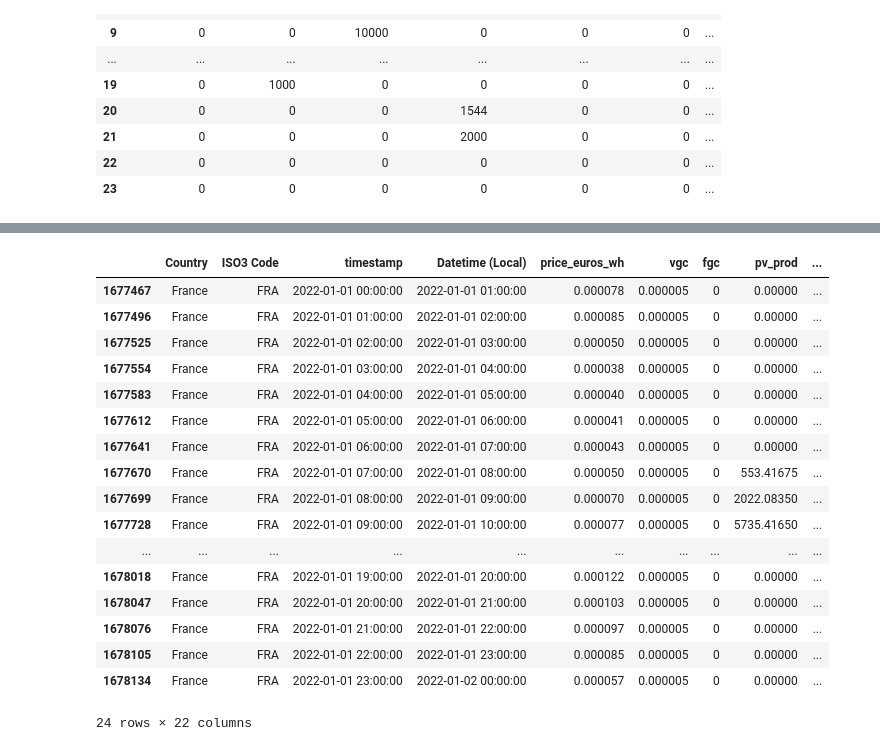
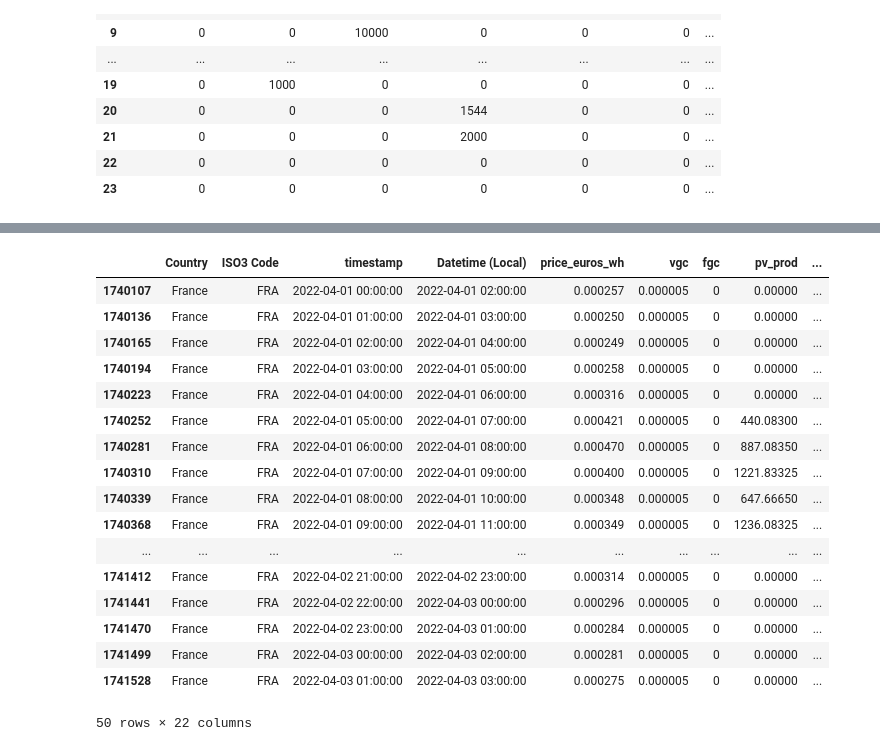
Before and after one commit to linusdurr/Energy-trading-with-battery, a Jupyter notebook: simulations_household.ipynb, the cells around one changed output, grey strips where cells are left out. Saved outputs shown, nothing was run; the diff lists cells and outputs as text; code cells hidden in the pictures.

```diff
--- a/simulations_household.ipynb
+++ b/simulations_household.ipynb
@@ -157,8 +163,8 @@ update_period = 1
 
 df_optim = run_simulation(
     bat,
-    start="2022-01-01 00:00:00",
-    end="2022-01-02 00:00:00",
+    start="2022-04-01 00:00:00",
+    end="2022-05-15 00:00:00",
     df=df,
     forecasted=False,
     frame_size=frame_size_forecast,
@@ -172,21 +196,22 @@ df_optim = run_simulation(
 # %%
-df_optim
+df_optim[df_optim['timestamp'].dt.hour == 23].head(50)
+df_optim.head(50)
 # %% [output]
 |  | Country | ISO3 Code | timestamp | Datetime (Local) | price_euros_wh | vgc | fgc | pv_prod | ... |
-| 1677467 | France | FRA | 2022-01-01 00:00:00 | 2022-01-01 01:00:00 | 0.000078 | 0.000005 | 0 | 0.00000 | ... |
-| 1677496 | France | FRA | 2022-01-01 01:00:00 | 2022-01-01 02:00:00 | 0.000085 | 0.000005 | 0 | 0.00000 | ... |
-| 1677525 | France | FRA | 2022-01-01 02:00:00 | 2022-01-01 03:00:00 | 0.000050 | 0.000005 | 0 | 0.00000 | ... |
-| 1677554 | France | FRA | 2022-01-01 03:00:00 | 2022-01-01 04:00:00 | 0.000038 | 0.000005 | 0 | 0.00000 | ... |
-| 1677583 | France | FRA | 2022-01-01 04:00:00 | 2022-01-01 05:00:00 | 0.000040 | 0.000005 | 0 | 0.00000 | ... |
-| 1677612 | France | FRA | 2022-01-01 05:00:00 | 2022-01-01 06:00:00 | 0.000041 | 0.000005 | 0 | 0.00000 | ... |
-| 1677641 | France | FRA | 2022-01-01 06:00:00 | 2022-01-01 07:00:00 | 0.000043 | 0.000005 | 0 | 0.00000 | ... |
-| 1677670 | France | FRA | 2022-01-01 07:00:00 | 2022-01-01 08:00:00 | 0.000050 | 0.000005 | 0 | 553.41675 | ... |
-| 1677699 | France | FRA | 2022-01-01 08:00:00 | 2022-01-01 09:00:00 | 0.000070 | 0.000005 | 0 | 2022.08350 | ... |
-| 1677728 | France | FRA | 2022-01-01 09:00:00 | 2022-01-01 10:00:00 | 0.000077 | 0.000005 | 0 | 5735.41650 | ... |
+| 1740107 | France | FRA | 2022-04-01 00:00:00 | 2022-04-01 02:00:00 | 0.000257 | 0.000005 | 0 | 0.00000 | ... |
+| 1740136 | France | FRA | 2022-04-01 01:00:00 | 2022-04-01 03:00:00 | 0.000250 | 0.000005 | 0 | 0.00000 | ... |
+| 1740165 | France | FRA | 2022-04-01 02:00:00 | 2022-04-01 04:00:00 | 0.000249 | 0.000005 | 0 | 0.00000 | ... |
+| 1740194 | France | FRA | 2022-04-01 03:00:00 | 2022-04-01 05:00:00 | 0.000258 | 0.000005 | 0 | 0.00000 | ... |
+| 1740223 | France | FRA | 2022-04-01 04:00:00 | 2022-04-01 06:00:00 | 0.000316 | 0.000005 | 0 | 0.00000 | ... |
+| 1740252 | France | FRA | 2022-04-01 05:00:00 | 2022-04-01 07:00:00 | 0.000421 | 0.000005 | 0 | 440.08300 | ... |
+| 1740281 | France | FRA | 2022-04-01 06:00:00 | 2022-04-01 08:00:00 | 0.000470 | 0.000005 | 0 | 887.08350 | ... |
+| 1740310 | France | FRA | 2022-04-01 07:00:00 | 2022-04-01 09:00:00 | 0.000400 | 0.000005 | 0 | 1221.83325 | ... |
+| 1740339 | France | FRA | 2022-04-01 08:00:00 | 2022-04-01 10:00:00 | 0.000348 | 0.000005 | 0 | 647.66650 | ... |
+| 1740368 | France | FRA | 2022-04-01 09:00:00 | 2022-04-01 11:00:00 | 0.000349 | 0.000005 | 0 | 1236.08325 | ... |
 | ... | ... | ... | ... | ... | ... | ... | ... | ... | ... |
-| 1678018 | France | FRA | 2022-01-01 19:00:00 | 2022-01-01 20:00:00 | 0.000122 | 0.000005 | 0 | 0.00000 | ... |
-| 1678047 | France | FRA | 2022-01-01 20:00:00 | 2022-01-01 21:00:00 | 0.000103 | 0.000005 | 0 | 0.00000 | ... |
-| 1678076 | France | FRA | 2022-01-01 21:00:00 | 2022-01-01 22:00:00 | 0.000097 | 0.000005 | 0 | 0.00000 | ... |
-| 1678105 | France | FRA | 2022-01-01 22:00:00 | 2022-01-01 23:00:00 | 0.000085 | 0.000005 | 0 | 0.00000 | ... |
-| 1678134 | France | FRA | 2022-01-01 23:00:00 | 2022-01-02 00:00:00 | 0.000057 | 0.000005 | 0 | 0.00000 | ... |
+| 1741412 | France | FRA | 2022-04-02 21:00:00 | 2022-04-02 23:00:00 | 0.000314 | 0.000005 | 0 | 0.00000 | ... |
+| 1741441 | France | FRA | 2022-04-02 22:00:00 | 2022-04-03 00:00:00 | 0.000296 | 0.000005 | 0 | 0.00000 | ... |
+| 1741470 | France | FRA | 2022-04-02 23:00:00 | 2022-04-03 01:00:00 | 0.000284 | 0.000005 | 0 | 0.00000 | ... |
+| 1741499 | France | FRA | 2022-04-03 00:00:00 | 2022-04-03 02:00:00 | 0.000281 | 0.000005 | 0 | 0.00000 | ... |
+| 1741528 | France | FRA | 2022-04-03 01:00:00 | 2022-04-03 03:00:00 | 0.000275 | 0.000005 | 0 | 0.00000 | ... |
-24 rows × 22 columns
+50 rows × 22 columns
```
Also changed, not shown: parts of 2 cells of this notebook, 2 other files.
